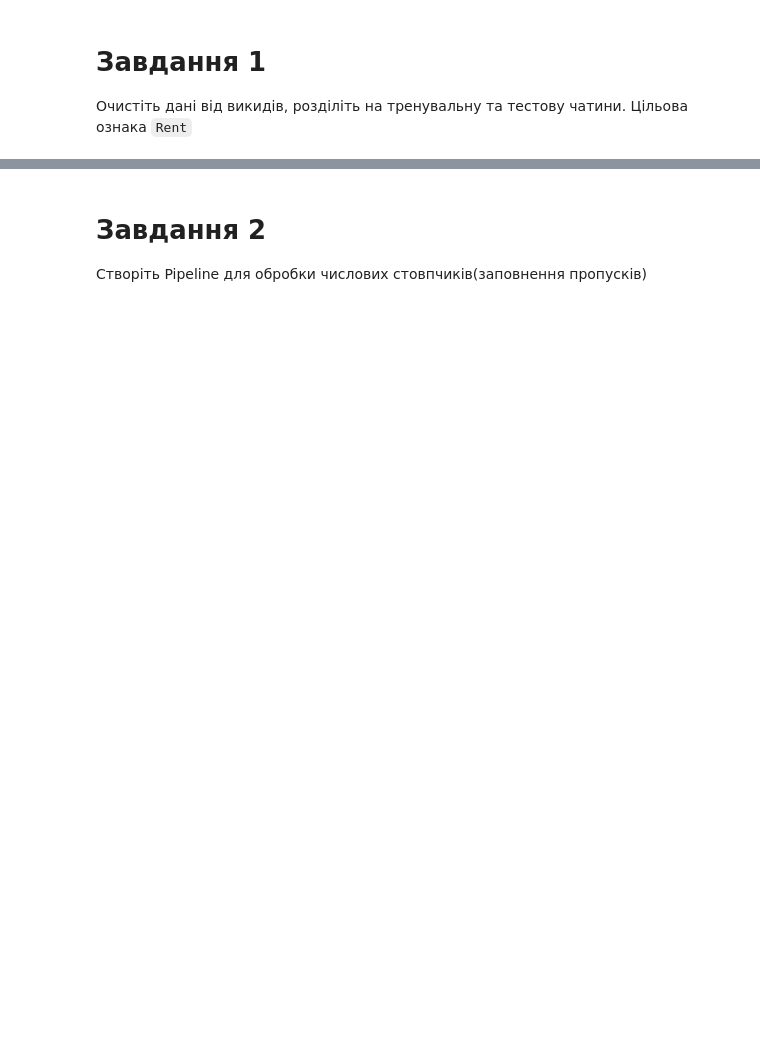
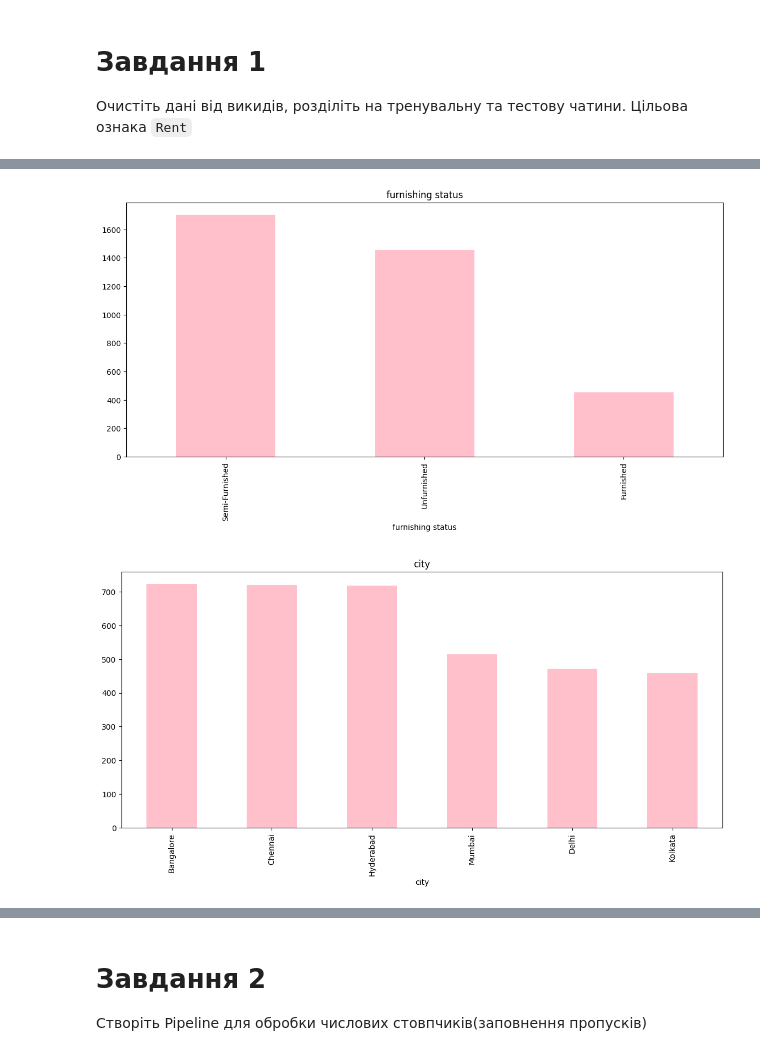
Before and after one commit to justcating/pypairs, a Jupyter notebook: ДЗ_7.ipynb, the cells around one changed output, grey strips where cells are left out. Saved outputs shown, nothing was run; the diff lists cells and outputs as text; code cells hidden in the pictures; blank space fills up the shorter version.

```diff
--- a/ДЗ_7.ipynb
+++ b/ДЗ_7.ipynb
@@ -32,0 +86,10 @@ df.head()
+# %%
+Q1 = df['rent'].quantile(0.25)
+Q3 = df['rent'].quantile(0.75)
+IQR = Q3 - Q1
+
+lower_bound = Q1 - 1.5 * IQR
+upper_bound = Q3 + 1.5 * IQR
+
+df_clean = df[(df['rent'] >= lower_bound) & (df['rent'] <= upper_bound)]
+df_clean
@@ -32,0 +120,3 @@ df.head()
+# %%
+categ_col_clean = df_clean[['furnishing status','city']]
+categ_col_clean.head()
@@ -32,0 +130,8 @@ df.head()
+# %%
+for col in categ_col_clean.columns:
+  func_hist = categ_col_clean[col].value_counts().plot(kind='bar', color='pink', figsize=(14,6))
+  plt.title(f'{col}')
+  plt.show()
+# %% [output]
+[figure, added]
+[figure, added]
```
Also changed, not shown: parts of 26 cells of this notebook.
